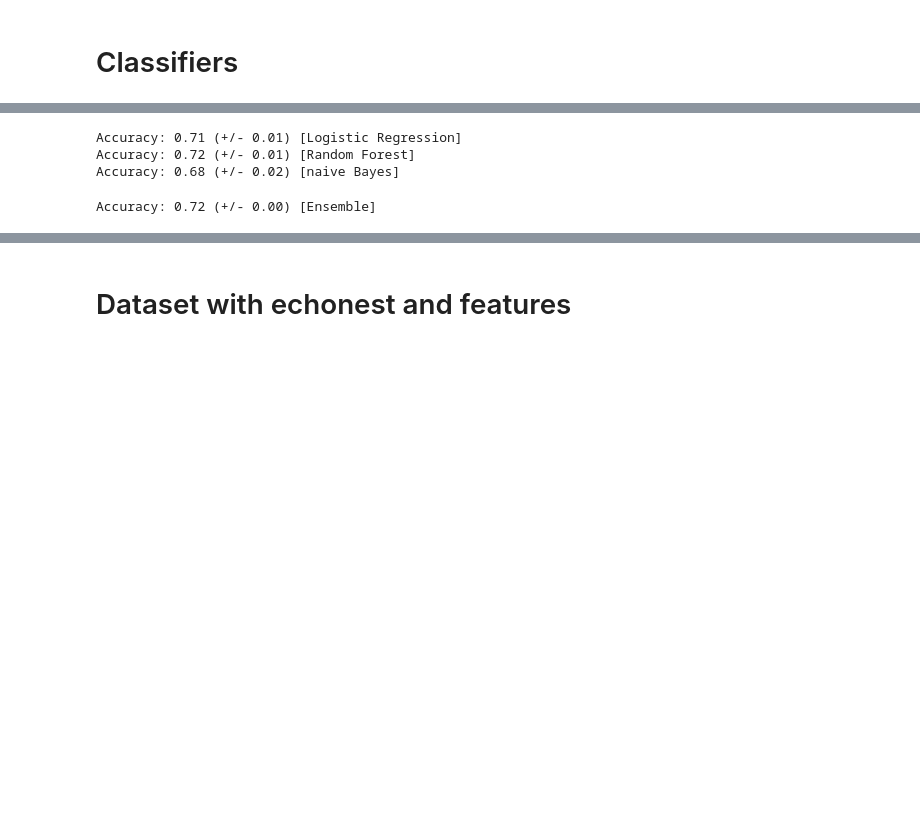
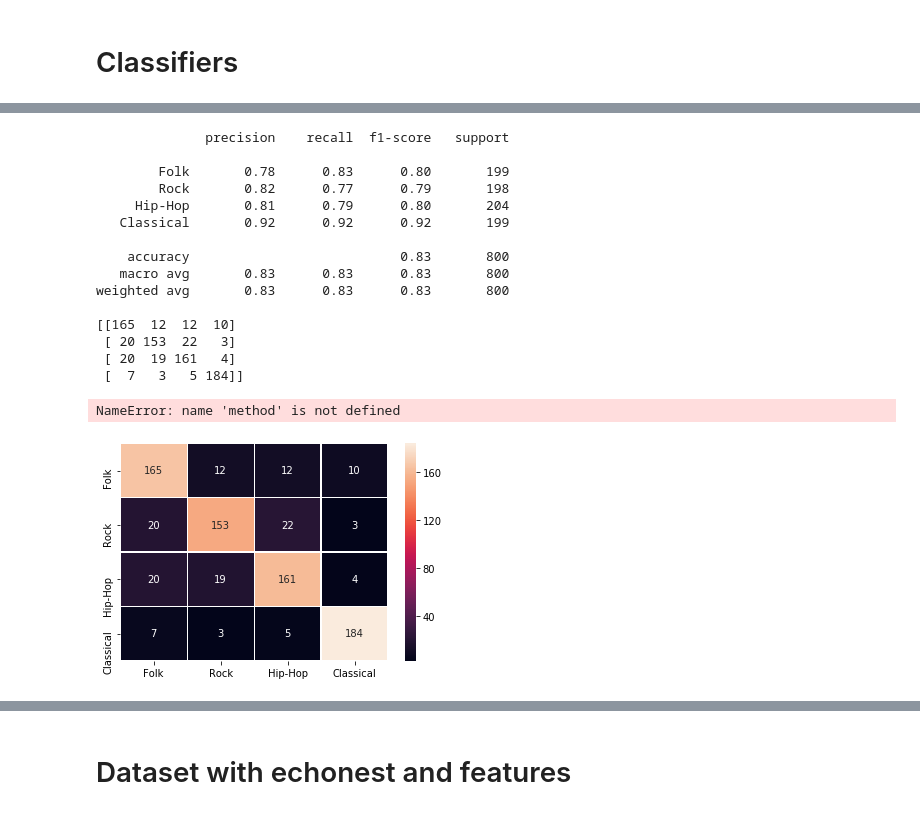
Before and after one commit to nggianno/audiovisual-technology, a Jupyter notebook: fma/Ensemblers.ipynb, the cells around one changed output, grey strips where cells are left out. Cells and saved outputs as stored; diff of their text form; code cells hidden in the pictures; blank space fills up the shorter version.

```diff
--- a/fma/Ensemblers.ipynb
+++ b/fma/Ensemblers.ipynb
@@ -169,21 +344,51 @@ scores.mean()
 # %%
 from sklearn.model_selection import cross_val_score
 from sklearn.linear_model import LogisticRegression
-from sklearn.naive_bayes import GaussianNB
 from sklearn.ensemble import RandomForestClassifier
 from sklearn.ensemble import VotingClassifier
 
-clf1 = LogisticRegression(random_state=1)
-clf2 = RandomForestClassifier(n_estimators=50, random_state=1)
-clf3 = GaussianNB()
 
-eclf = VotingClassifier(estimators=[('lr', clf1), ('rf', clf2), ('gnb', clf3)],voting='hard')
+clf2 = RandomForestClassifier(n_estimators=100, random_state=1)
+clf3 = GradientBoostingClassifier(n_estimators=100)
 
-for clf, label in zip([clf1, clf2, clf3, eclf], ['Logistic Regression', 'Random Forest', 'naive Bayes', 'Ensemble']):
-    scores = cross_val_score(clf, X, y, scoring='accuracy', cv=5)
-    print("Accuracy: %0.2f (+/- %0.2f) [%s]" % (scores.mean(), scores.std(), label))
+eclf = VotingClassifier(estimators=[ ('rf', clf2), ('gnb', clf3)],voting='soft')
+
+#for clf, label in zip([clf1, clf2, clf3, eclf], ['Logistic Regression', 'Random Forest', 'Exta Trees', 'Ensemble']):
+#    scores = cross_val_score(clf, X, y, scoring='accuracy', cv=5)
+#    print("Accuracy: %0.2f (+/- %0.2f) [%s]" % (scores.mean(), scores.std(), label))
+
+eclf.fit(X_train, y_train)
+y_pred = eclf.predict(X_test)
+
+cm = metrics.confusion_matrix(y_test, y_pred, labels=['Folk','Rock','Hip-Hop','Classical'])
+print(metrics.classification_report(y_test,y_pred,labels=['Folk','Rock','Hip-Hop','Classical']))
+print(cm)
+cm_df = pd.DataFrame(cm,index=['Folk','Rock','Hip-Hop','Classical'],
+                     columns=['Folk','Rock','Hip-Hop','Classical'])
+fig = plt.figure()
+ax = fig.add_subplot(111)
+sns.heatmap(cm_df, annot=True,linewidths=.2,fmt="d")
+plt.title('{0} | Accuracy:{1:.3f}'.format(method, metrics.accuracy_score(y_test, y_pred)))
+plt.ylabel('True label')
+plt.xlabel('Predicted label')
+ax.get_ylim()
+ax.set_ylim(4.4, 0) # !adjust the y limit to look better
+plt.show()
 # %% [output]
-Accuracy: 0.71 (+/- 0.01) [Logistic Regression]
-Accuracy: 0.72 (+/- 0.01) [Random Forest]
-Accuracy: 0.68 (+/- 0.02) [naive Bayes]
+              precision    recall  f1-score   support
+
+        Folk       0.78      0.83      0.80       199
+        Rock       0.82      0.77      0.79       198
+     Hip-Hop       0.81      0.79      0.80       204
+   Classical       0.92      0.92      0.92       199
+
+    accuracy                           0.83       800
+   macro avg       0.83      0.83      0.83       800
+weighted avg       0.83      0.83      0.83       800
+
+[[165  12  12  10]
+ [ 20 153  22   3]
+ [ 20  19 161   4]
+ [  7   3   5 184]]
-Accuracy: 0.72 (+/- 0.00) [Ensemble]
+NameError: name 'method' is not defined
+[figure, added]
```
Also changed, not shown: parts of 30 cells of this notebook.
